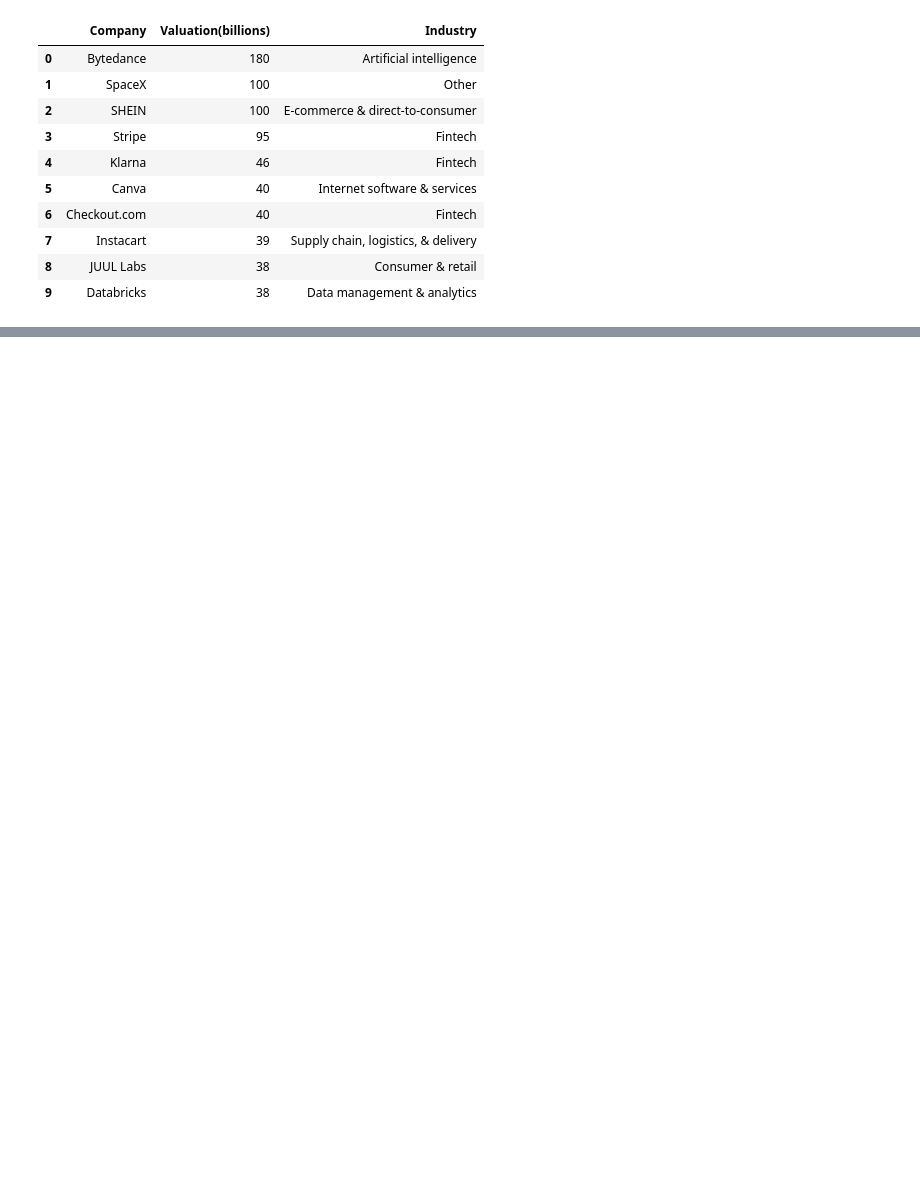
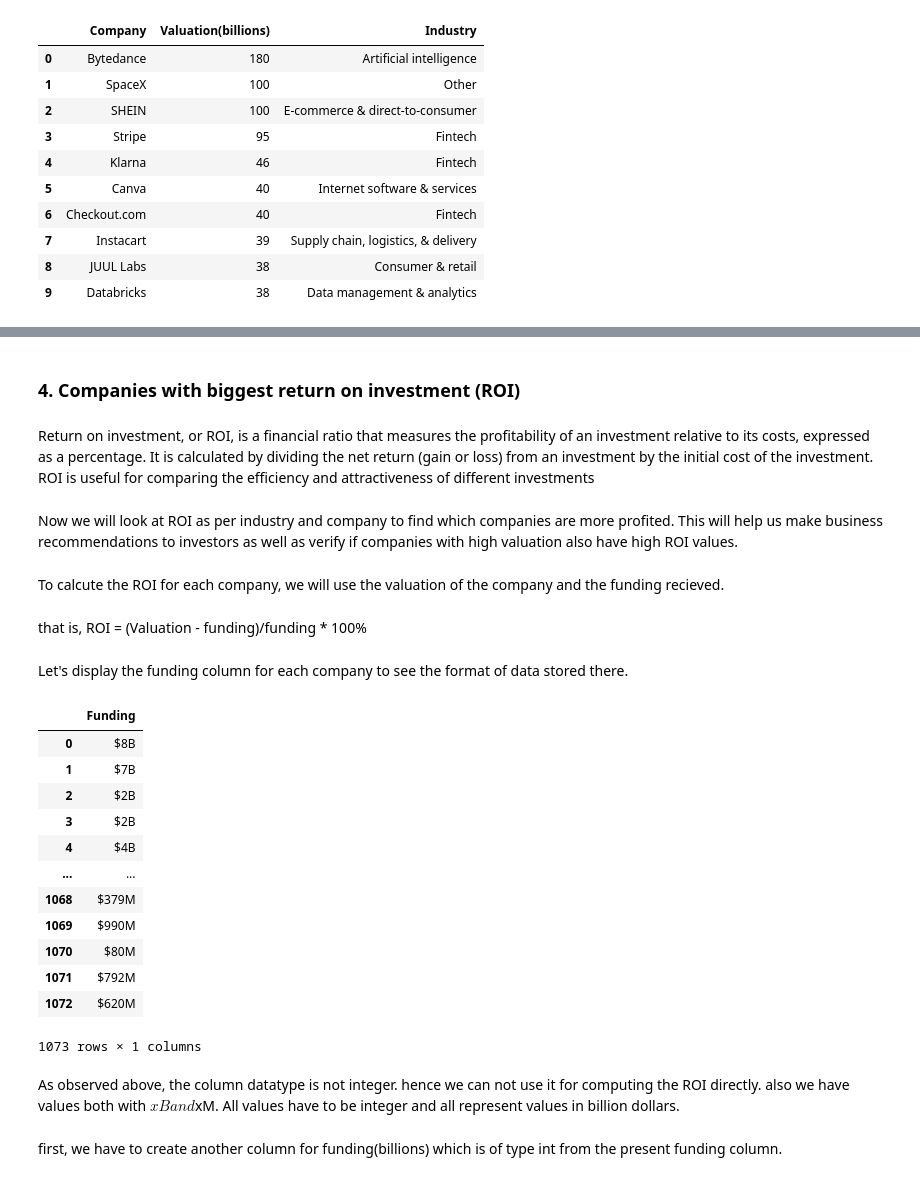
Before and after one commit to Ndong21/Data_Analysis_python_Unicorn_Companies-, a Jupyter notebook: Analysis/lab2.ipynb, the cells around one changed output, grey strips where cells are left out. Drawn from its saved outputs; the diff is of its cells as text; code cells hidden in the pictures; blank space fills up the shorter version.

```diff
--- a/Analysis/lab2.ipynb
+++ b/Analysis/lab2.ipynb
@@ -329,0 +390,33 @@ unicorns
+# %% [markdown]
+### 4. Companies with biggest return on investment (ROI)
+# %% [markdown]
+Return on investment, or ROI, is a financial ratio that measures the profitability of an investment relative to its costs, expressed as a percentage. It is calculated by dividing the net return (gain or loss) from an investment by the initial cost of the investment. ROI is useful for comparing the efficiency and attractiveness of different investments
+# %% [markdown]
+Now we will look at ROI as per industry and company to find which companies are more profited. This will help us make business recommendations to investors as well as verify if companies with high valuation also have high ROI values.
+# %% [markdown]
+To calcute the ROI for each company, we will use the valuation of the company and the funding recieved.
+# %% [markdown]
+that is, ROI = (Valuation - funding)/funding * 100%
+# %% [markdown]
+Let's display the funding column for each company to see the format of data stored there.
+# %%
+# display the funding column
+unicorns[['Funding']]
+# %% [output]
+|  | Funding |
+| 0 | $8B |
+| 1 | $7B |
+| 2 | $2B |
+| 3 | $2B |
+| 4 | $4B |
+| ... | ... |
+| 1068 | $379M |
+| 1069 | $990M |
+| 1070 | $80M |
+| 1071 | $792M |
+| 1072 | $620M |
+1073 rows × 1 columns
+# %% [markdown]
+As observed above, the column datatype is not integer. hence we can not use it for computing the ROI directly. also we have values both with $xB and $xM. All values have to be integer and all represent values in billion dollars.
+# %% [markdown]
+first, we have to create another column for funding(billions) which is of type int from the present funding column.
```
Also changed, not shown: parts of 60 cells of this notebook.
